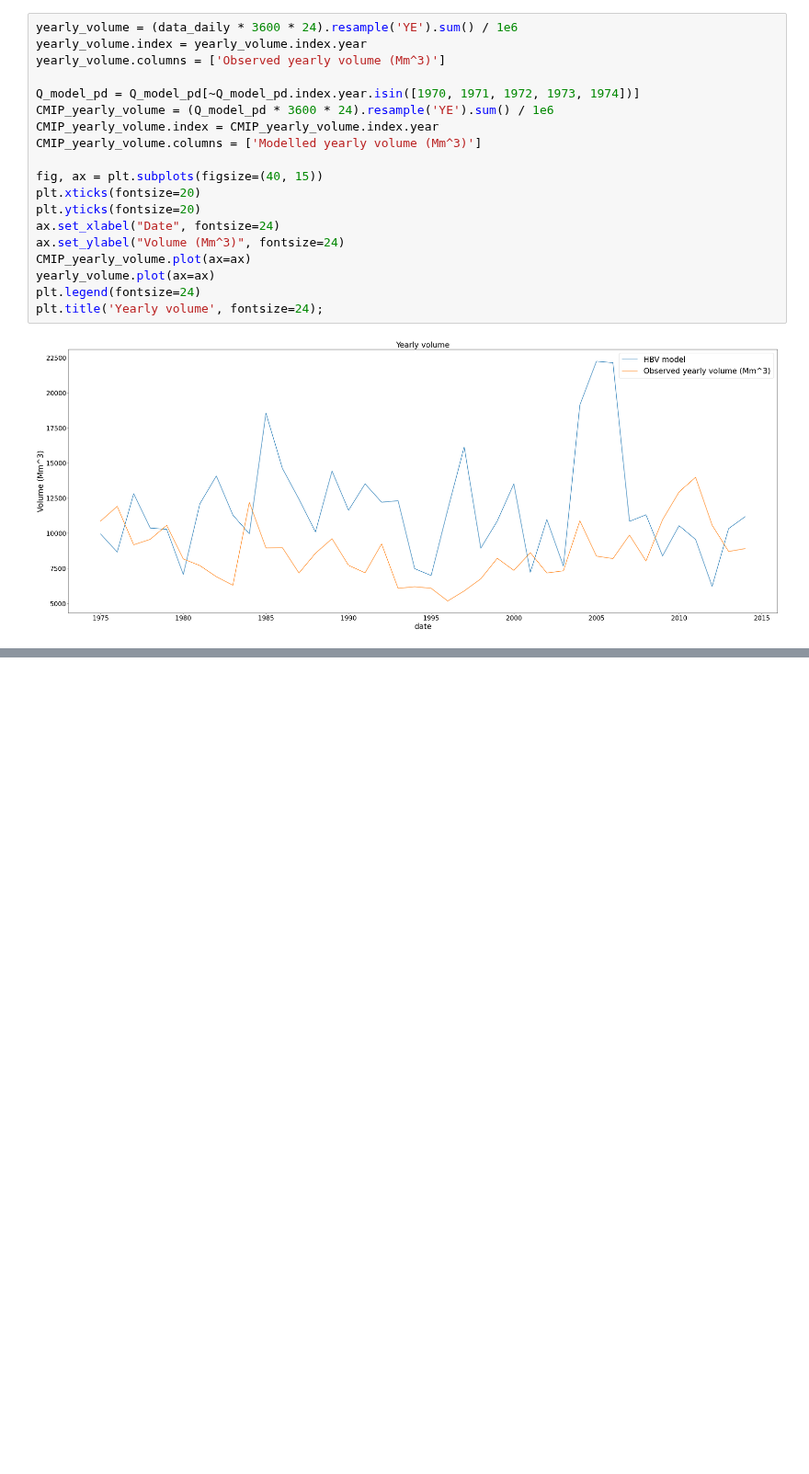
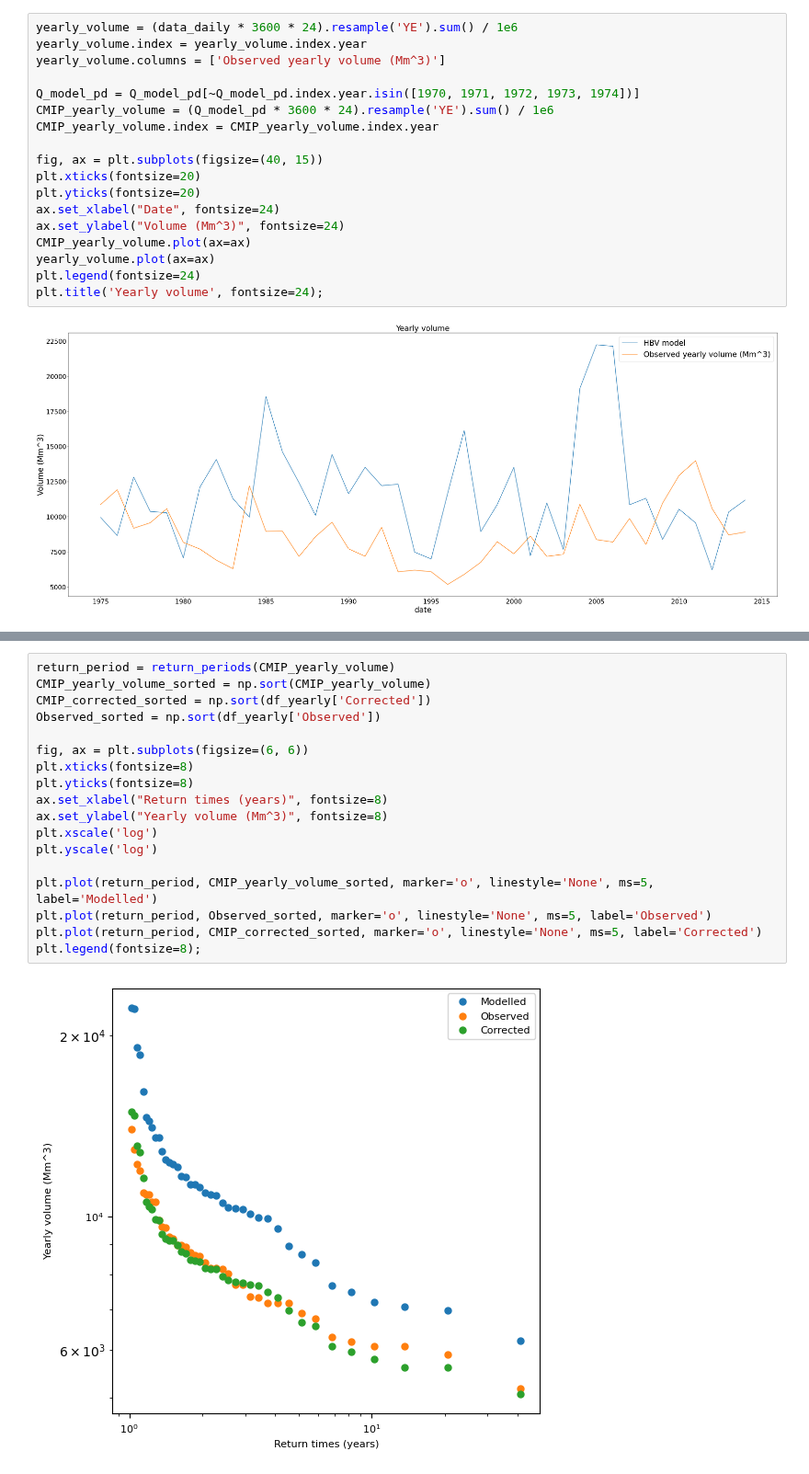
Before and after one commit to eWaterCycle/projects, a Jupyter notebook: BEP/code/HBV/HistoricCMIP.ipynb, the cells around one changed output, grey strips where cells are left out. Shown at 92% size. Cells and saved outputs as stored; diff of their text form; blank space fills up the shorter version.

```diff
--- a/BEP/code/HBV/HistoricCMIP.ipynb
+++ b/BEP/code/HBV/HistoricCMIP.ipynb
@@ -223,7 +224,6 @@ yearly_volume.columns = ['Observed yearly volume (Mm^3)']
 Q_model_pd = Q_model_pd[~Q_model_pd.index.year.isin([1970, 1971, 1972, 1973, 1974])]
 CMIP_yearly_volume = (Q_model_pd * 3600 * 24).resample('YE').sum() / 1e6
 CMIP_yearly_volume.index = CMIP_yearly_volume.index.year
-CMIP_yearly_volume.columns = ['Modelled yearly volume (Mm^3)']
 
 fig, ax = plt.subplots(figsize=(40, 15))
 plt.xticks(fontsize=20)
@@ -275,0 +293,20 @@ plt.axhline(y=22000)
+# %%
+return_period = return_periods(CMIP_yearly_volume)
+CMIP_yearly_volume_sorted = np.sort(CMIP_yearly_volume)
+CMIP_corrected_sorted = np.sort(df_yearly['Corrected'])
+Observed_sorted = np.sort(df_yearly['Observed'])
+
+fig, ax = plt.subplots(figsize=(6, 6))
+plt.xticks(fontsize=8)
+plt.yticks(fontsize=8)
+ax.set_xlabel("Return times (years)", fontsize=8)
+ax.set_ylabel("Yearly volume (Mm^3)", fontsize=8)
+plt.xscale('log')
+plt.yscale('log')
+
+plt.plot(return_period, CMIP_yearly_volume_sorted, marker='o', linestyle='None', ms=5, label='Modelled')
+plt.plot(return_period, Observed_sorted, marker='o', linestyle='None', ms=5, label='Observed')
+plt.plot(return_period, CMIP_corrected_sorted, marker='o', linestyle='None', ms=5, label='Corrected')
+plt.legend(fontsize=8);
+# %% [output]
+[figure, added]
```
Also changed, not shown: parts of 6 cells of this notebook, 1 other file.
